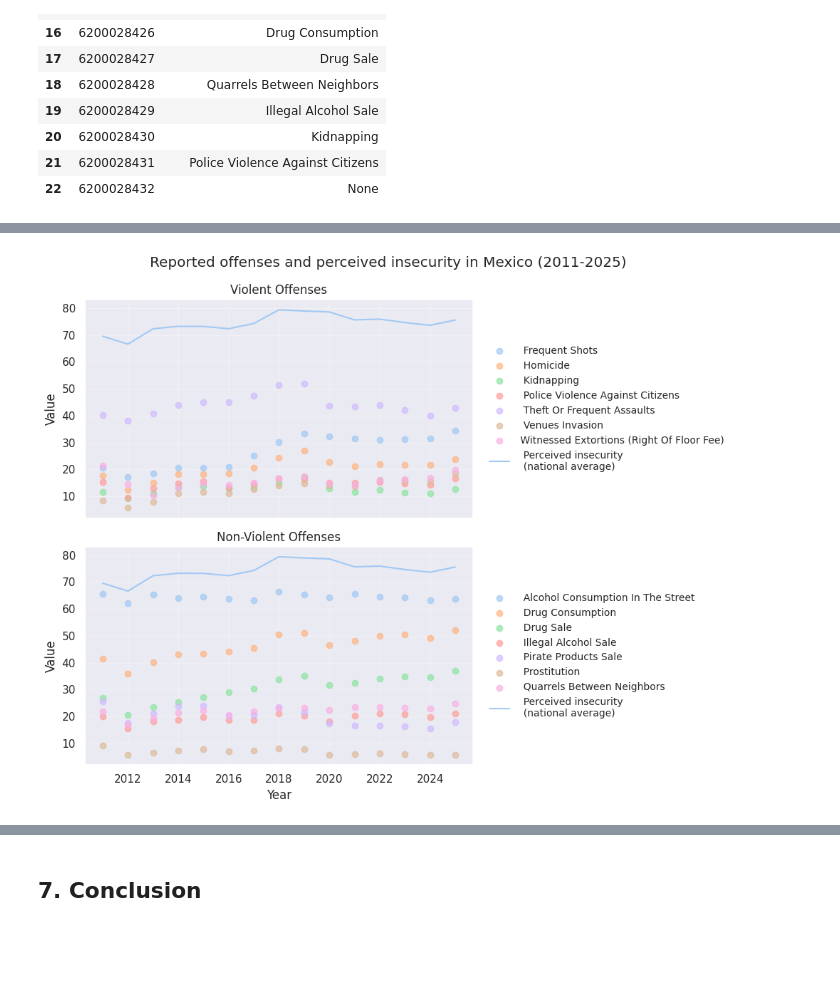
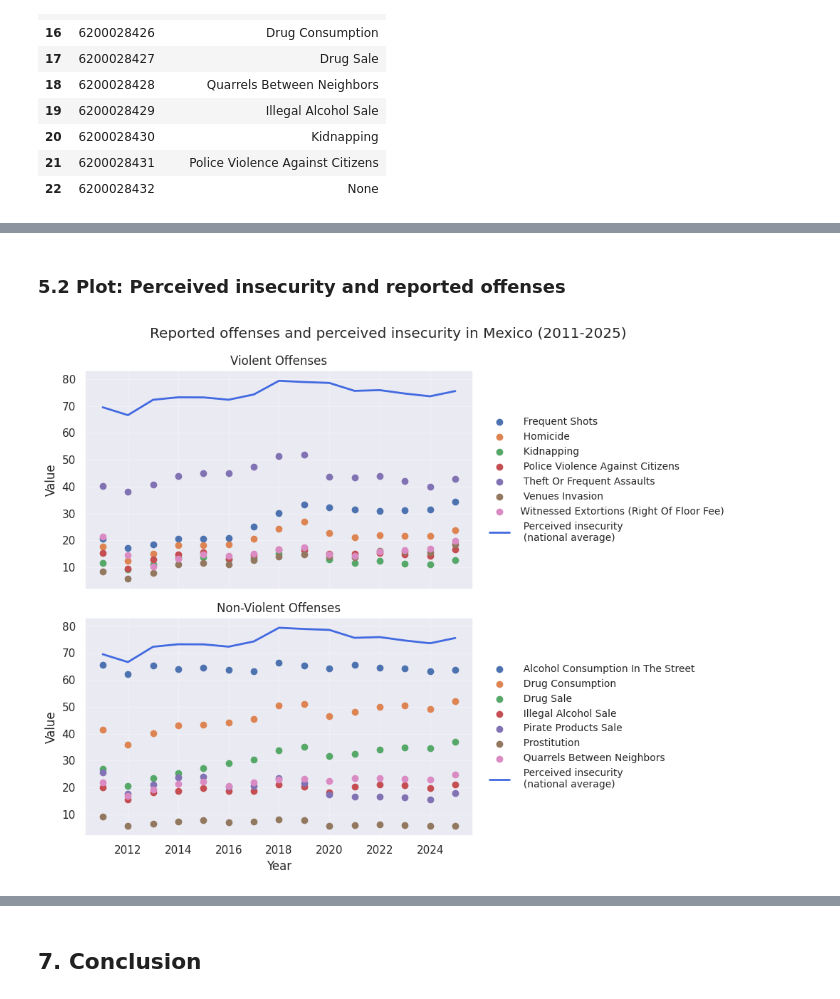
Before and after one commit to irenecelebrin/programming-for-data-analytics, a Jupyter notebook: project/project.ipynb, the cells around one changed output, grey strips where cells are left out. Cells and saved outputs as stored; diff of their text form; code cells hidden in the pictures; blank space fills up the shorter version.

```diff
--- a/project/project.ipynb
+++ b/project/project.ipynb
@@ -1014,3 +1042,0 @@ depositions['Rate'] = depositions['2025'].round(decimals=1)
-# %%
-# sort values. see: https://pandas.pydata.org/docs/reference/api/pandas.DataFrame.sort_values.html
-depositions.sort_values(by=['2025'], ascending=False, inplace = True)
@@ -1095,7 +1080,6 @@ def classify_trend(row):
         return ''
 
 # add trends to dataframe. see: https://pandas.pydata.org/docs/reference/api/pandas.DataFrame.apply.html
-all_depositions['offense type'] = all_depositions.apply(classify_trend, axis=1)
+depositions['offense type'] = depositions.apply(classify_trend, axis=1)
 
-all_depositions.head(5)
-all_depositions.to_csv('./data/depositions.csv', index=False)
+depositions.head(5)
@@ -1104,28 +1095,35 @@ all_depositions.to_csv('./data/depositions.csv', index=False)
 
 year_cols = [str(y) for y in range(2011, 2026)]
 
-df_long = all_depositions.melt(
+depositions_long = depositions.melt(
     id_vars=["indicator ID", "indicator", "Offense", "offense type"],
     value_vars=year_cols,
     var_name="Year",
     value_name="Value"
 )
 
-df_violent = df_long[df_long["offense type"] == "violent"]
+#depositions_violent = depositions_long[depositions_long["offense type"] == "violent"]
 
-df_long["Year"] = df_long["Year"].astype(int)
+depositions_long["Year"] = depositions_long["Year"].astype(int)
 # %%
-offense_types = ["violent", "non_violent", "none"]
+offense_types = ["violent", "non_violent"]
 titles = {
     "violent": "Violent Offenses",
-    "non_violent": "Non-Violent Offenses",
-    "none": "No Offense / Other"
+    "non_violent": "Non-Violent Offenses"
 }
 # %%
 perceived_insecurity = new_security_by_state['Estados Unidos Mexicanos']
 years = new_security_by_state.index.astype(int)
+# %% [markdown]
+### 5.2 Plot: Perceived insecurity and reported offenses
 # %%
+# set theme
+sns.set_theme()
+
+
 # plot scatter plots. Adapted from chatGPT: https://chatgpt.com/share/695ec1ec-953c-800f-b1a0-d23048c0219b
+
+# set layout
 fig, axes = plt.subplots(
     nrows=2,
     ncols=1,
@@ -1134,41 +1132,54 @@ fig, axes = plt.subplots(
     sharey=True
 )
 
+# create the plots
 for ax, offense_type in zip(axes, offense_types):
-    subset = df_long[df_long["offense type"] == offense_type]
+    subset = depositions_long[depositions_long["offense type"] == offense_type]
 
+    # plot offenses in scatter plots
     for offense, group in subset.groupby("Offense"):
         ax.scatter(
             group["Year"],
             group["Value"],
             label=offense,
-            alpha=0.7
         )
 
-
+    # plot perceived insecurity in line plots
     ax.plot(
         years,
         perceived_insecurity,
-        label = f'  Perceived insecurity \n  (national average)'
+        label = f'  Perceived insecurity \n  (national average)',
+        color = 'royalblue',
+        linewidth = 2
+
     )
 
+    # set title, labels, grid
     ax.set_title(titles[offense_type])
     ax.set_ylabel("Value")
     ax.grid(True, alpha=0.3)
 
-    # legend per subplot, placed to the right
+    # set legends
     # see: https://matplotlib.org/stable/api/legend_api.html
     ax.legend(
         loc="center left",
         bbox_to_anchor=(1.02, 0.5),
         fontsize="small",
         frameon=False
     )
 
+# set y label (bottom only)
 axes[-1].set_xlabel("Year")
 
+#add suptitle
 plt.suptitle('Reported offenses and perceived insecurity in Mexico (2011-2025)')
 plt.tight_layout()
+
+#save plot
+offense_plot_name = '5_perceived_insecurity_vs_offenses'
+plt.savefig(plot_dir + offense_plot_name + '.png')
+
+# show plot
 plt.show()
 # %% [output]
-[figure, old version]
+[figure, new version]
```
Also changed, not shown: parts of 23 cells of this notebook.
